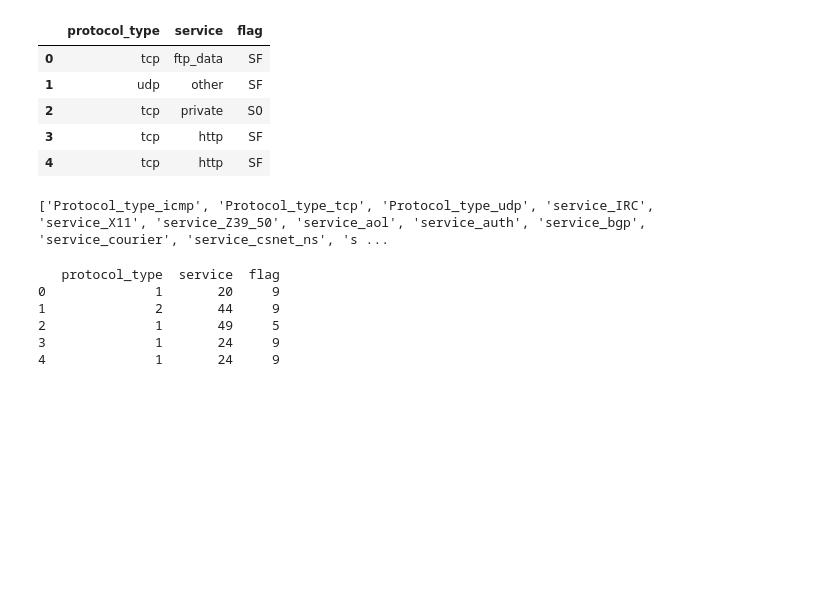
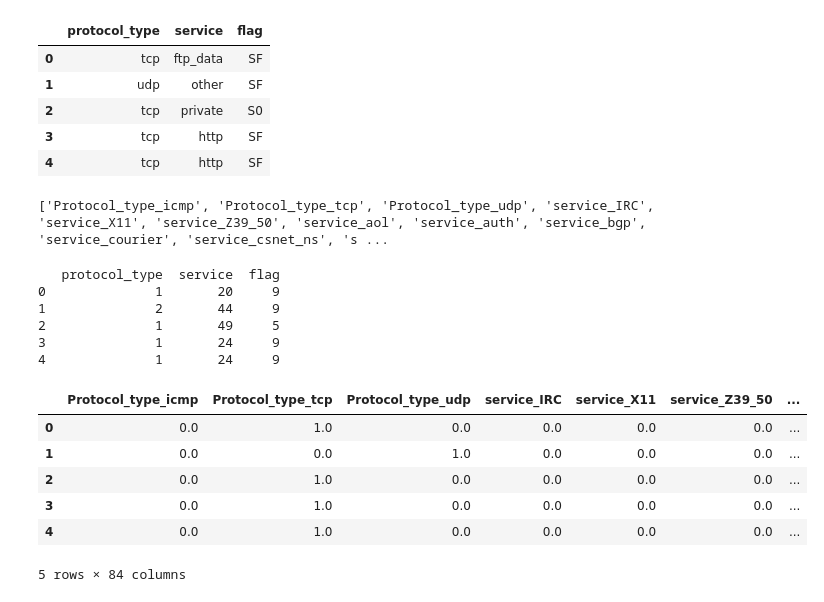
Before and after one commit to achmegantara/Feature-Importance-Ranking-Local-Outlier-Factor-NSLKDD-UNSWNB15, a Jupyter notebook: prog1.ipynb, the cells around one changed output. Saved outputs shown, nothing was run; the diff lists cells and outputs as text; code cells hidden in the pictures; blank space fills up the shorter version.

```diff
--- a/prog1.ipynb
+++ b/prog1.ipynb
@@ -129,0 +138,10 @@ testdf_categorical_values_enc = testdf_categorical_values.apply(LabelEncoder().f
+# %%
+df_cat_data.head()
+# %% [output]
+|  | Protocol_type_icmp | Protocol_type_tcp | Protocol_type_udp | service_IRC | service_X11 | service_Z39_50 | ... |
+| 0 | 0.0 | 1.0 | 0.0 | 0.0 | 0.0 | 0.0 | ... |
+| 1 | 0.0 | 0.0 | 1.0 | 0.0 | 0.0 | 0.0 | ... |
+| 2 | 0.0 | 1.0 | 0.0 | 0.0 | 0.0 | 0.0 | ... |
+| 3 | 0.0 | 1.0 | 0.0 | 0.0 | 0.0 | 0.0 | ... |
+| 4 | 0.0 | 1.0 | 0.0 | 0.0 | 0.0 | 0.0 | ... |
+5 rows × 84 columns
```
Also changed, not shown: parts of 9 cells of this notebook.
